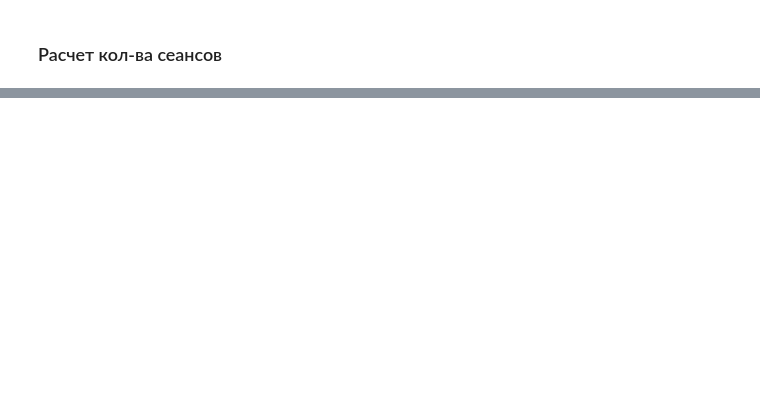
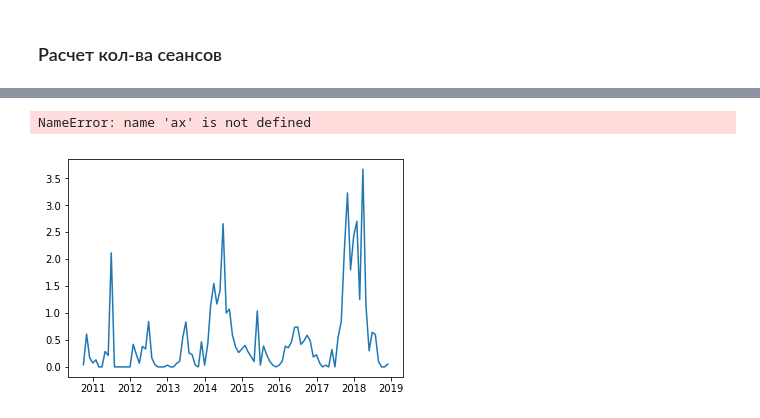
Before and after one commit to KazAndr/SWTraject, a Jupyter notebook: analyze_tab.ipynb, the cells around one changed output, grey strips where cells are left out. Cells and saved outputs as stored; diff of their text form; code cells hidden in the pictures; blank space fills up the shorter version.

```diff
--- a/analyze_tab.ipynb
+++ b/analyze_tab.ipynb
@@ -314,0 +142,6 @@ Freq: M, Name: amp_GP, dtype: float64
+# %%
+gp_crab_m = gp_table['Count of GP, u'].resample('M').sum().to_frame()
+# %%
+gp_crab_m_ses = crap_sessoins['Session'].resample('M').sum().to_frame()
+# %%
+result_crab = gp_crab_m.join(gp_crab_m_ses, how='outer')
@@ -314,0 +178,2 @@ Freq: M, Name: amp_GP, dtype: float64
+# %%
+result_crab['pase_GP']  = np.divide(result_crab['Count of GP, u'], result_crab['Session'])
@@ -314,0 +202,9 @@ Freq: M, Name: amp_GP, dtype: float64
+# %%
+ax.get_xticklabels()[0]
+# %% [output]
+NameError: name 'ax' is not defined
+# %%
+plt.plot(result_crab['pase_GP'])
+plt.savefig('res_crab_2010_2018.png', format='png', dpi=150)
+# %% [output]
+[figure, added]
```
Also changed, not shown: parts of 90 cells of this notebook, 16 other files.
